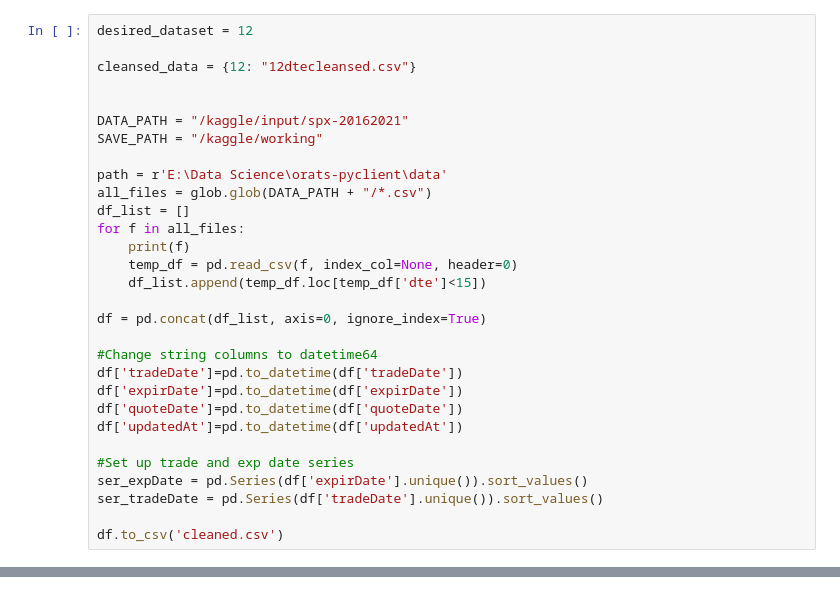
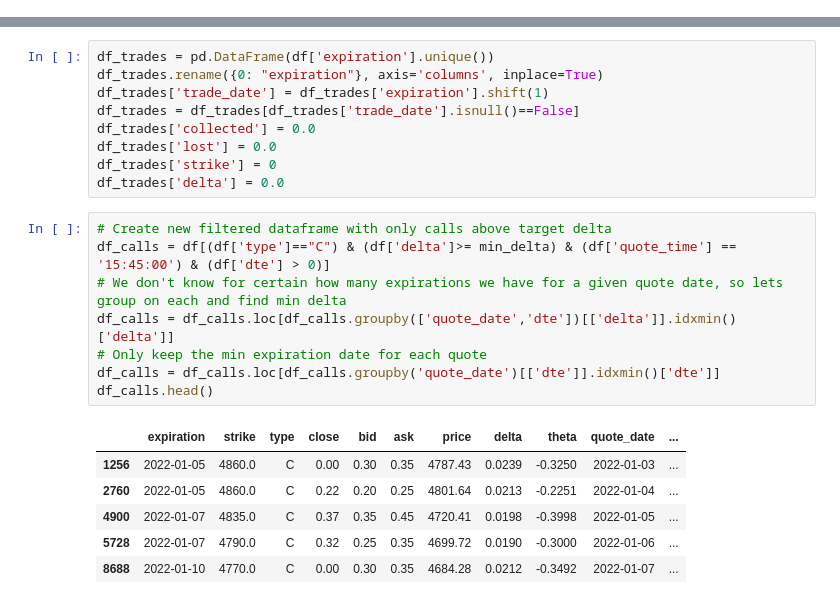
Before and after one commit to jcurtiswebb/SPXoptions-put-backtesting, a Jupyter notebook: spx-put-selling-analysis.ipynb, the cells around one changed output, grey strips where cells are left out. Cells and saved outputs as stored; diff of their text form.

Commit message:
Kaggle Notebook | SPX Put Selling Analysis | Version 6

```diff
--- a/spx-put-selling-analysis.ipynb
+++ b/spx-put-selling-analysis.ipynb
@@ -62,30 +16,0 @@ print(df.head())
-# %%
-desired_dataset = 12
-
-cleansed_data = {12: "12dtecleansed.csv"}
-
-
-DATA_PATH = "/kaggle/input/spx-20162021"
-SAVE_PATH = "/kaggle/working"
-
-path = r'E:\Data Science\orats-pyclient\data'
-all_files = glob.glob(DATA_PATH + "/*.csv")
-df_list = []
-for f in all_files:
-    print(f)
-    temp_df = pd.read_csv(f, index_col=None, header=0)
-    df_list.append(temp_df.loc[temp_df['dte']<15])
-
-df = pd.concat(df_list, axis=0, ignore_index=True)
-
-#Change string columns to datetime64
-df['tradeDate']=pd.to_datetime(df['tradeDate'])
-df['expirDate']=pd.to_datetime(df['expirDate'])
-df['quoteDate']=pd.to_datetime(df['quoteDate'])
-df['updatedAt']=pd.to_datetime(df['updatedAt'])
-
-#Set up trade and exp date series
-ser_expDate = pd.Series(df['expirDate'].unique()).sort_values()
-ser_tradeDate = pd.Series(df['tradeDate'].unique()).sort_values()
-
-df.to_csv('cleaned.csv')
@@ -109,0 +17,24 @@ df.to_csv('cleaned.csv')
+# %%
+df_trades = pd.DataFrame(df['expiration'].unique())
+df_trades.rename({0: "expiration"}, axis='columns', inplace=True)
+df_trades['trade_date'] = df_trades['expiration'].shift(1)
+df_trades = df_trades[df_trades['trade_date'].isnull()==False]
+df_trades['collected'] = 0.0
+df_trades['lost'] = 0.0
+df_trades['strike'] = 0
+df_trades['delta'] = 0.0
+# %%
+# Create new filtered dataframe with only calls above target delta
+df_calls = df[(df['type']=="C") & (df['delta']>= min_delta) & (df['quote_time'] == '15:45:00') & (df['dte'] > 0)]
+# We don't know for certain how many expirations we have for a given quote date, so lets group on each and find min delta
+df_calls = df_calls.loc[df_calls.groupby(['quote_date','dte'])[['delta']].idxmin()['delta']]
+# Only keep the min expiration date for each quote
+df_calls = df_calls.loc[df_calls.groupby('quote_date')[['dte']].idxmin()['dte']]
+df_calls.head()
+# %% [output]
+|  | expiration | strike | type | close | bid | ask | price | delta | theta | quote_date | ... |
+| 1256 | 2022-01-05 | 4860.0 | C | 0.00 | 0.30 | 0.35 | 4787.43 | 0.0239 | -0.3250 | 2022-01-03 | ... |
+| 2760 | 2022-01-05 | 4860.0 | C | 0.22 | 0.20 | 0.25 | 4801.64 | 0.0213 | -0.2251 | 2022-01-04 | ... |
+| 4900 | 2022-01-07 | 4835.0 | C | 0.37 | 0.35 | 0.45 | 4720.41 | 0.0198 | -0.3998 | 2022-01-05 | ... |
+| 5728 | 2022-01-07 | 4790.0 | C | 0.32 | 0.25 | 0.35 | 4699.72 | 0.0190 | -0.3000 | 2022-01-06 | ... |
+| 8688 | 2022-01-10 | 4770.0 | C | 0.00 | 0.30 | 0.35 | 4684.28 | 0.0212 | -0.3492 | 2022-01-07 | ... |
```
Also changed, not shown: parts of 9 cells of this notebook.
